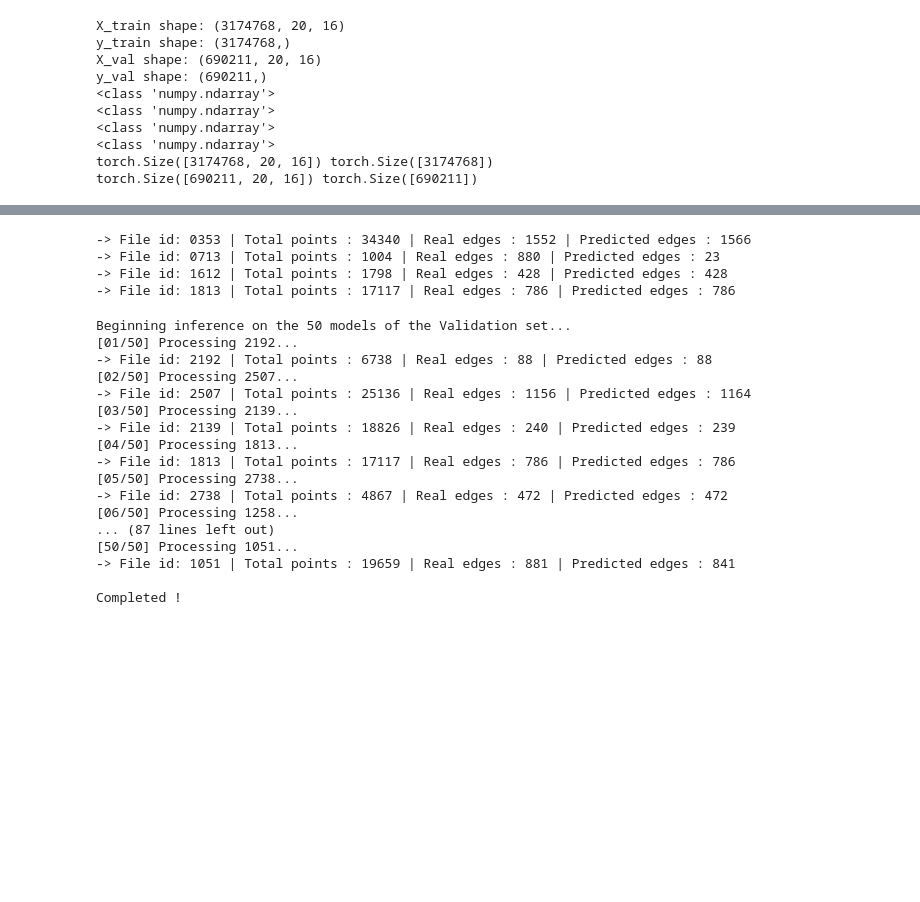
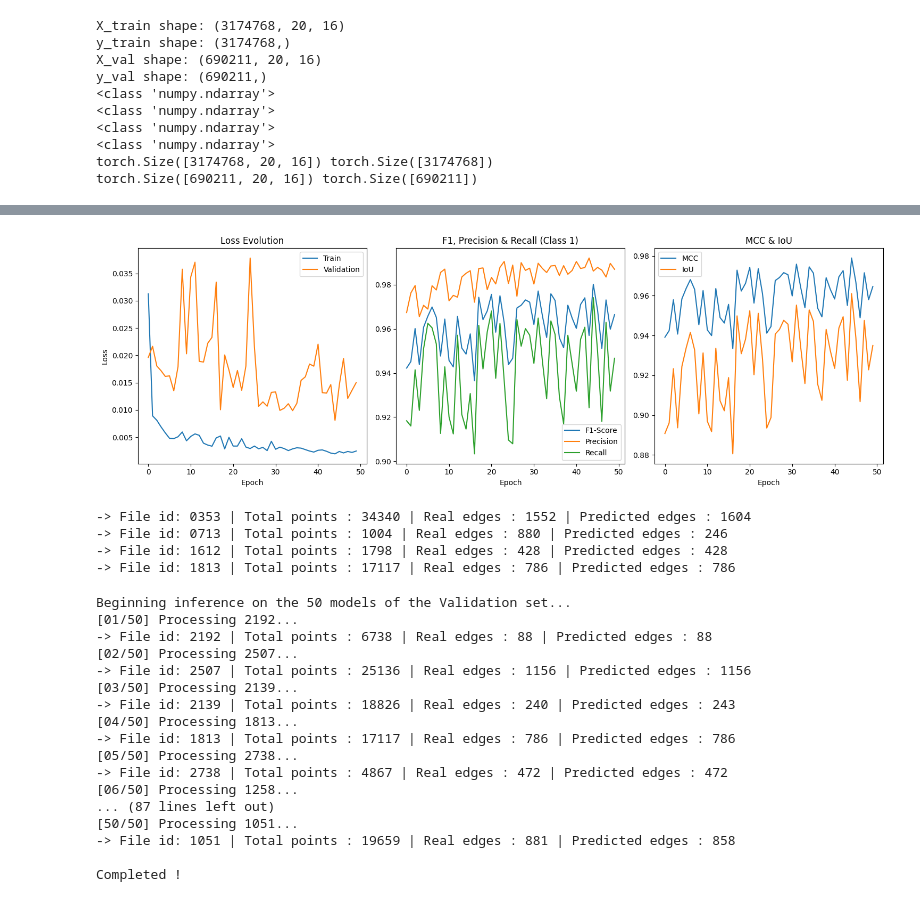
Before and after one commit to mmando73/ter-abc-challenge, a Jupyter notebook: notebooks/notebook.ipynb, the cells around one changed output, grey strips where cells are left out. Drawn from its saved outputs; the diff is of its cells as text; code cells hidden in the pictures; blank space fills up the shorter version.

Commit message:
feat: add timer inside train function + wrap plot logic into a function

```diff
--- a/notebooks/notebook.ipynb
+++ b/notebooks/notebook.ipynb
@@ -175,6 +153,7 @@ None
 # %%
 # Train Function
-def train_mlp_model(X_train, y_train, X_val, y_val, nb_epochs=50, batch_size=1024, lr=0.01, device='cpu'):
+def train_mlp_model(X_train, y_train, X_val, y_val, nb_epochs=50, batch_size=1024, lr=0.01, device='cpu', display_metrics=False):
+    start_time = time.time()
     print(f"Training on device: {device}")
     model = MLP().to(device)
     X_train_gpu = X_train.to(device)
@@ -282,12 +261,13 @@ def train_mlp_model(X_train, y_train, X_val, y_val, nb_epochs=50, batch_size=102
         history['val_mcc'].append(val_mcc)
         history['val_iou'].append(val_iou)
 
-        print(f"Epoch [{epoch}/{nb_epochs}] | T.Loss: {epoch_train_loss:.4f} | V.Loss: {epoch_val_loss:.4f} | F1: {val_f1:.4f} | MCC: {val_mcc:.4f}")
+        if display_metrics:
+            print(f"Epoch [{epoch}/{nb_epochs}] | T.Loss: {epoch_train_loss:.4f} | V.Loss: {epoch_val_loss:.4f} | F1: {val_f1:.4f} | MCC: {val_mcc:.4f}")
 
     # Free VRAM data
     del X_train_gpu, y_train_gpu, X_val_gpu, y_val_gpu, f1_metric, precision_metric, recall_metric, mcc_metric, iou_metric
     torch.cuda.empty_cache()
+    end_time = time.time()
+    print(f"Training took {(end_time - start_time) / 60:.2f} minutes.")
 
     return history, model
-# %%
-metrics_history, model = train_mlp_model(X_train, y_train, X_val, y_val, nb_epochs=100, batch_size=4096, device=device)
@@ -361,0 +329,8 @@ plt.show()
+# %%
+metrics_history, model = train_mlp_model(X_train, y_train, X_val, y_val, nb_epochs=50, batch_size=4096, device=device, display_metrics=True)
+
+print(f"F1-scores:\n {metrics_history['val_f1']}")
+print(f"Precision:\n {metrics_history['val_precision']}")
+print(f"Recall:\n {metrics_history['val_recall']}")
+print(f"MCC:\n {metrics_history['val_mcc']}")
+print(f"IoU:\n {metrics_history['val_iou']}")
@@ -362,3 +355,7 @@ plt.show()
+# %%
+plot_metrics(metrics_history)
+# %% [output]
+[figure, added]
 # %%
 def generate_prediction_ply(file_id, model, dataset_type='Validation', device='cpu'):
     # Path definitions
@@ -418,8 +415,8 @@ generate_prediction_ply('0713', model, device=device)
 generate_prediction_ply('1612', model, device=device)
 generate_prediction_ply('1813', model, device=device)
 # %% [output]
--> File id: 0353 | Total points : 34340 | Real edges : 1552 | Predicted edges : 1566
--> File id: 0713 | Total points : 1004 | Real edges : 880 | Predicted edges : 23
+-> File id: 0353 | Total points : 34340 | Real edges : 1552 | Predicted edges : 1604
+-> File id: 0713 | Total points : 1004 | Real edges : 880 | Predicted edges : 246
 -> File id: 1612 | Total points : 1798 | Real edges : 428 | Predicted edges : 428
 -> File id: 1813 | Total points : 17117 | Real edges : 786 | Predicted edges : 786
 # %%
@@ -452,9 +449,9 @@ Beginning inference on the 50 models of the Validation set...
 [01/50] Processing 2192...
 -> File id: 2192 | Total points : 6738 | Real edges : 88 | Predicted edges : 88
 [02/50] Processing 2507...
--> File id: 2507 | Total points : 25136 | Real edges : 1156 | Predicted edges : 1164
+-> File id: 2507 | Total points : 25136 | Real edges : 1156 | Predicted edges : 1156
 [03/50] Processing 2139...
--> File id: 2139 | Total points : 18826 | Real edges : 240 | Predicted edges : 239
+-> File id: 2139 | Total points : 18826 | Real edges : 240 | Predicted edges : 243
 [04/50] Processing 1813...
 -> File id: 1813 | Total points : 17117 | Real edges : 786 | Predicted edges : 786
 [05/50] Processing 2738...
@@ -462,6 +459,6 @@ Beginning inference on the 50 models of the Validation set...
 [06/50] Processing 1258...
 ... (87 lines left out)
 [50/50] Processing 1051...
--> File id: 1051 | Total points : 19659 | Real edges : 881 | Predicted edges : 841
+-> File id: 1051 | Total points : 19659 | Real edges : 881 | Predicted edges : 858
 
 Completed !
```
Also changed, not shown: parts of 7 cells of this notebook.
